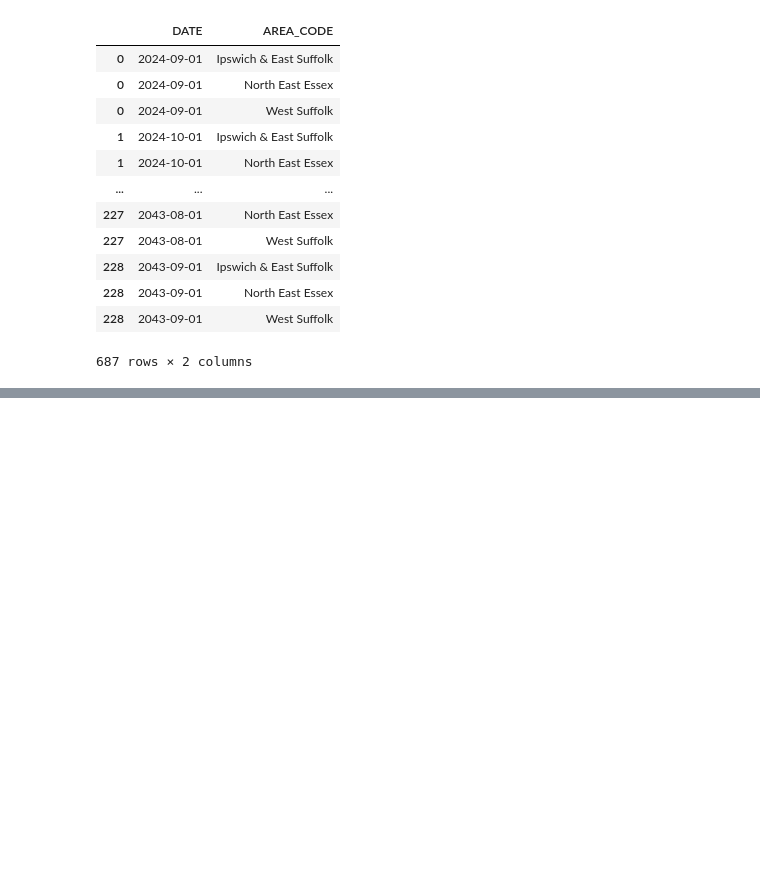
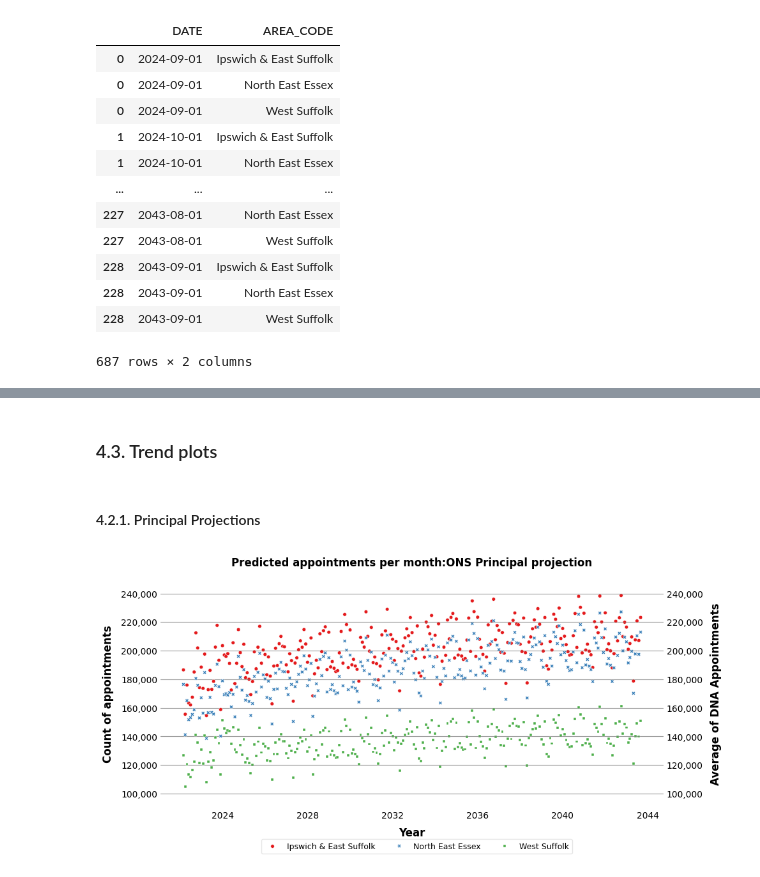
Before and after one commit to Norfolk-Suffolk-ICS/PrimaryCareDemandAndCapacity, a Jupyter notebook: notebooks/2d_Appointments.ipynb, the cells around one changed output, grey strips where cells are left out. Saved outputs shown, nothing was run; the diff lists cells and outputs as text; code cells hidden in the pictures; blank space fills up the shorter version.

Commit message:
visualisations

```diff
--- a/notebooks/2d_Appointments.ipynb
+++ b/notebooks/2d_Appointments.ipynb
@@ -443,8 +440,6 @@ interpolated_df
 # %%
-#model = /workspaces/PrimaryCareDemandAndCapacity/outputs/demographic-month-sklearn.pkl
-
 # Load the model from the .pkl file
-with open('/workspaces/PrimaryCareDemandAndCapacity/outputs/demographic-month-sklearn.pkl', 'rb') as file:  # Use the correct path to your .pkl file
+with open('outputs/demographic-month-sklearn.pkl', 'rb') as file:  # Use the correct path to your .pkl file
     model = pickle.load(file)
 
 model
@@ -452,0 +496,16 @@ AttributeError: Can't get attribute 'sin_cos_transformer' on <module '__main__'>
+# %%
+projections_combined_df = projections_after_modelling[list(projections_after_modelling.keys())[0]][['Sub-ICB', 'DATE']].copy()
+
+for scenario_name, df in projections_after_modelling.items():
+    required_columns = df[['Total Population', 'Predicted appointments per month']]
+
+    # Rename these columns by adding the scenario_name as a prefix
+    required_columns.rename(columns={
+        'Total Population': f'Population ({scenario_name})',
+        'Predicted appointments per month': f'Predicted appointments per month ({scenario_name})'
+    }, inplace=True)
+
+    # Concatenate the required columns with the main projections_combined_df
+    projections_combined_df = pd.concat([projections_combined_df, required_columns], axis=1)
+
+projections_combined_df.head()
@@ -452,0 +581,32 @@ AttributeError: Can't get attribute 'sin_cos_transformer' on <module '__main__'>
+# %% [markdown]
+### 4.3. Trend plots
+# %% [markdown]
+#### 4.2.1. Principal Projections
+# %%
+# Plotting attended vs dna for FY-2022-23-24
+plt.subplots(figsize=(10,5))
+plt.xlabel('Year')
+plt.ylabel('Count of appointments')
+plt.title('Predicted appointments per month:ONS Principal projection')
+ax = sns.scatterplot(x='DATE', y='Predicted appointments per month (Principal projection)',  data=projections_combined_df, hue='Sub-ICB', style='Sub-ICB',palette='Set1', legend=False)
+#ax.annotate('SNEE - ICB',xy=(38,550000), xytext=(36,900000), arrowprops =dict(arrowstyle='->',color='#231f20'),color='#231f20', fontsize=14)
+#ax.legend(loc =(0.4,-1.4))
+
+# Creating secondary y-axis
+ax2 = ax.twinx()
+ax2.set_ylabel('Average of DNA Appointments')
+sns.scatterplot(x='DATE', y='COUNT_OF_APPOINTMENTS',  data=appointments_df, hue='Alliance', style='Alliance',palette='Set1')
+ax2.legend(loc =(0.2,-0.2), ncol=3)
+
+# Apply the comma-separated format to y-axis of both axes
+ax.yaxis.set_major_formatter(FuncFormatter(lambda x, _: f'{int(x):,}'))
+ax2.yaxis.set_major_formatter(FuncFormatter(lambda x, _: f'{int(x):,}'))
+
+# Set y-axis limits to start from 0 only
+ax.set_ylim((90000,250000))
+ax2.set_ylim((90000,250000))
+
+plt.tight_layout()
+plt.savefig(f"{plot_counter.plot_name}.png", dpi=300)
+# %% [output]
+[figure, added]
```
Also changed, not shown: parts of 38 cells of this notebook, 2 other files.
